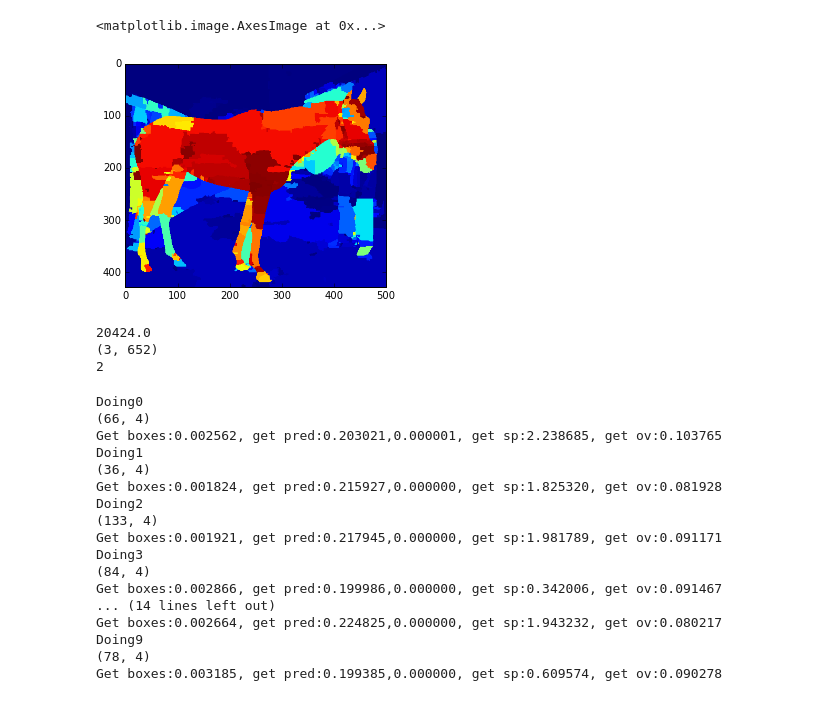
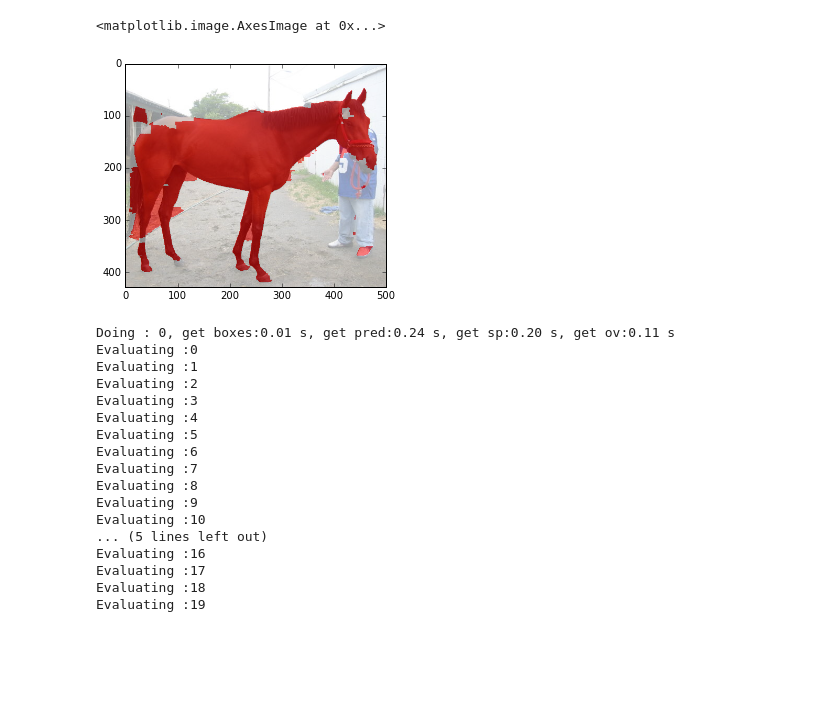
Before and after one commit to bharath272/sds, a Jupyter notebook: demo.ipynb, the cells around one changed output. Drawn from its saved outputs; the diff is of its cells as text; code cells hidden in the pictures; blank space fills up the shorter version.

```diff
--- a/demo.ipynb
+++ b/demo.ipynb
@@ -39,26 +36,15 @@ plt.imshow(pasted_output[0,0,:,:])
-# %%
-#import superpixel_representation as sprep
-reload(sprep)
-(sp, reg2sp) = sprep.read_sprep('/work5/bharath2/dense_part_labeling/new/sptextdir_nogt/2008_005485.txt', '/work5/bharath2/dense_part_labeling/new/regspimgdir_nogt/2008_005485.png')
-newreg2sp = sprep.project_to_sp(sp, pasted_output[0,0,:,:])
-projected_mask = newreg2sp[sp-1]
-plt.imshow(projected_mask)
-# %% [output]
-<matplotlib.image.AxesImage at 0x...>
-[figure, removed]
-# %%
-#import my_accumarray as accum
-import sbd
-reload(accum)
-inst, categories = sbd.load_gt('2008_005485')
-intsp = accum.my_accumarray((inst.reshape(-1), sp.reshape(-1)-1),1, (np.max(inst)+1,np.max(sp)))
-print np.max(intsp)
-print intsp.shape
-print len(categories)
-# %% [output]
-20424.0
-(3, 652)
-2
+# %%
+import superpixel_representation as sprep
+reload(vis_utils)
+(sp, reg2sp) = sprep.read_sprep('sptext.txt','regsp.png')
+newreg2sp = test_hypercolumns.paste_output_sp(output, box.astype(np.float32), sp.shape, sp)
+newreg2sp =np.squeeze(newreg2sp)
+projected_mask = newreg2sp[sp-1]>=0.4
+newimg = vis_utils.color_seg(projected_mask.astype(np.float32),img2)
+plt.imshow(newimg)
+# %% [output]
+<matplotlib.image.AxesImage at 0x...>
+[figure, added]
 # %%
 with open('val12_mcg_frcnn_dets.pkl','r') as f:
     dets = pickle.load(f)
@@ -66,28 +52,25 @@ with open('/work5/bharath2/dense_part_labeling/new/val.txt','r') as f:
     names=f.readlines()
 names = [x[:-1] for x in names]
 # %%
-#import test_hypercolumns
-reload(test_hypercolumns)
-reload(test_hypercolumns.sprep)
 imgpath = '/data1/shubhtuls/cachedir/VOCdevkit/VOC2012/JPEGImages/{}.jpg'
 sppath = '/work5/bharath2/dense_part_labeling/new/sptextdir_nogt/{}.txt'
 regsppath = '/work5/bharath2/dense_part_labeling/new/regspimgdir_nogt/{}.png'
-all_ov = test_hypercolumns.get_all_outputs(net,names[0:10], dets, imgpath, sppath, regsppath)
+ap, prec, rec, all_ov, gt = test_hypercolumns.get_all_outputs(net,names[0:100], dets, imgpath, sppath, regsppath)
 # %% [output]
-Doing0
-(66, 4)
-Get boxes:0.002562, get pred:0.203021,0.000001, get sp:2.238685, get ov:0.103765
-Doing1
-(36, 4)
-Get boxes:0.001824, get pred:0.215927,0.000000, get sp:1.825320, get ov:0.081928
-Doing2
-(133, 4)
-Get boxes:0.001921, get pred:0.217945,0.000000, get sp:1.981789, get ov:0.091171
-Doing3
-(84, 4)
-Get boxes:0.002866, get pred:0.199986,0.000000, get sp:0.342006, get ov:0.091467
-... (14 lines left out)
-Get boxes:0.002664, get pred:0.224825,0.000000, get sp:1.943232, get ov:0.080217
-Doing9
-(78, 4)
-Get boxes:0.003185, get pred:0.199385,0.000000, get sp:0.609574, get ov:0.090278
+Doing : 0, get boxes:0.01 s, get pred:0.24 s, get sp:0.20 s, get ov:0.11 s
+Evaluating :0
+Evaluating :1
+Evaluating :2
+Evaluating :3
+Evaluating :4
+Evaluating :5
+Evaluating :6
+Evaluating :7
+Evaluating :8
+Evaluating :9
+Evaluating :10
+... (5 lines left out)
+Evaluating :16
+Evaluating :17
+Evaluating :18
+Evaluating :19
```
Also changed, not shown: parts of 5 cells of this notebook, 2 other files.
